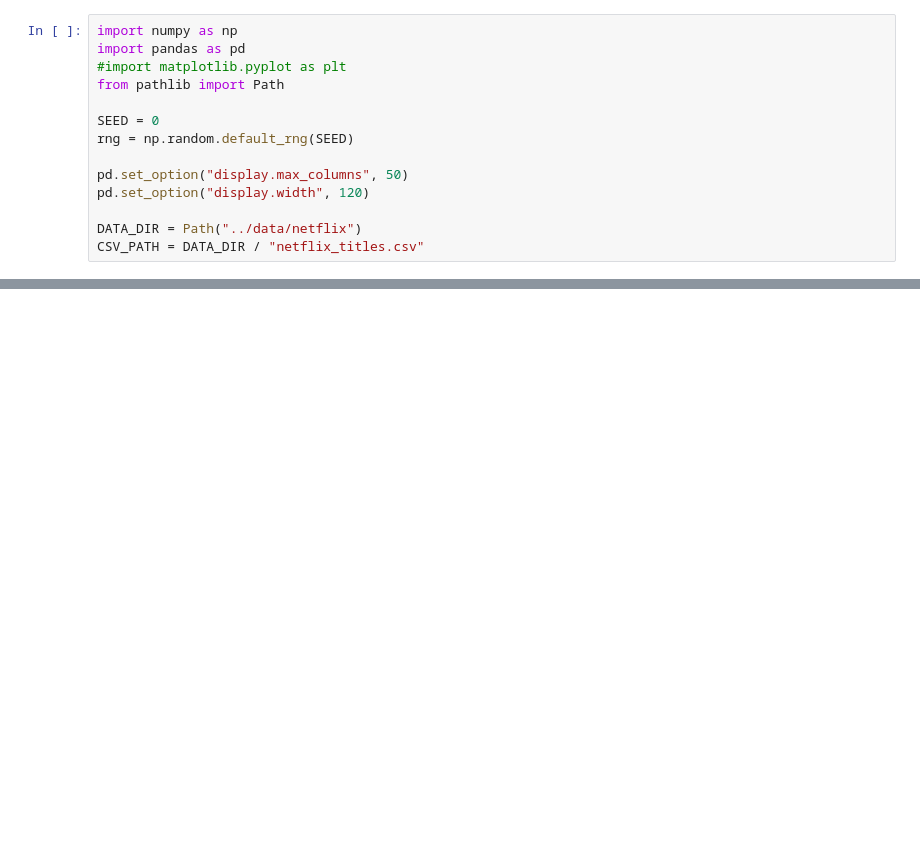
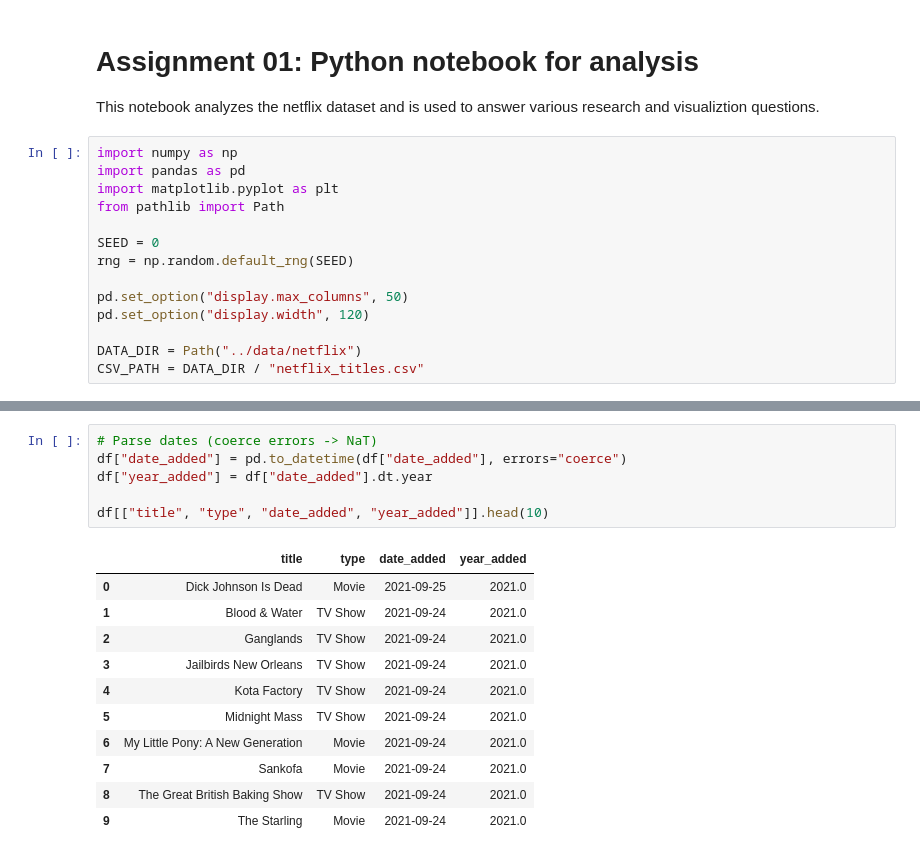
Before and after one commit to Juluissa/data_analysis_assignment_1, a Jupyter notebook: notebooks/analysis.ipynb, the cells around one changed output, grey strips where cells are left out. Saved outputs shown, nothing was run; the diff lists cells and outputs as text; blank space fills up the shorter version.

```diff
--- a/notebooks/analysis.ipynb
+++ b/notebooks/analysis.ipynb
@@ -1,7 +1,11 @@
+# %% [markdown]
+# Assignment 01: Python notebook for analysis
+
+This notebook analyzes the netflix dataset and is used to answer various research and visualiztion questions.
 # %%
 import numpy as np
 import pandas as pd
-#import matplotlib.pyplot as plt
+import matplotlib.pyplot as plt
 from pathlib import Path
 
 SEED = 0
@@ -22,3 +26,21 @@ df.head()
 | 2 | s3 | TV Show | Ganglands | Julien Leclercq | Sami Bouajila, Tracy Gotoas, Samu... | NaN | September 24, 2021 | 2021 | TV-MA | 1 Season | ... |
 | 3 | s4 | TV Show | Jailbirds New Orleans | NaN | NaN | NaN | September 24, 2021 | 2021 | TV-MA | 1 Season | ... |
 | 4 | s5 | TV Show | Kota Factory | NaN | Mayur More, Jitendra Kumar, Ranja... | India | September 24, 2021 | 2021 | TV-MA | 2 Seasons | ... |
+# %%
+# Parse dates (coerce errors -> NaT)
+df["date_added"] = pd.to_datetime(df["date_added"], errors="coerce")
+df["year_added"] = df["date_added"].dt.year
+
+df[["title", "type", "date_added", "year_added"]].head(10)
+# %% [output]
+|  | title | type | date_added | year_added |
+| 0 | Dick Johnson Is Dead | Movie | 2021-09-25 | 2021.0 |
+| 1 | Blood & Water | TV Show | 2021-09-24 | 2021.0 |
+| 2 | Ganglands | TV Show | 2021-09-24 | 2021.0 |
+| 3 | Jailbirds New Orleans | TV Show | 2021-09-24 | 2021.0 |
+| 4 | Kota Factory | TV Show | 2021-09-24 | 2021.0 |
+| 5 | Midnight Mass | TV Show | 2021-09-24 | 2021.0 |
+| 6 | My Little Pony: A New Generation | Movie | 2021-09-24 | 2021.0 |
+| 7 | Sankofa | Movie | 2021-09-24 | 2021.0 |
+| 8 | The Great British Baking Show | TV Show | 2021-09-24 | 2021.0 |
+| 9 | The Starling | Movie | 2021-09-24 | 2021.0 |
```
Also changed, not shown: parts of 8 cells of this notebook.
